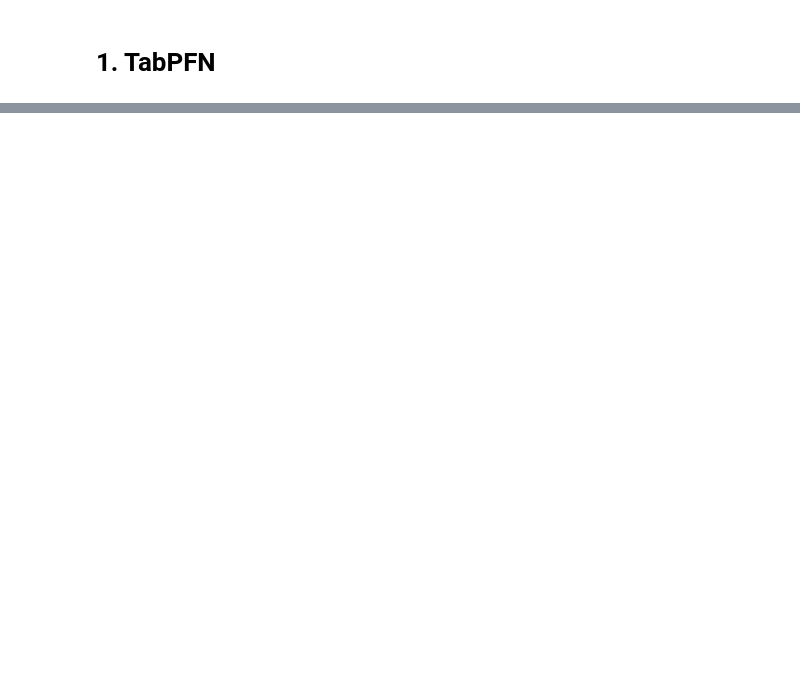
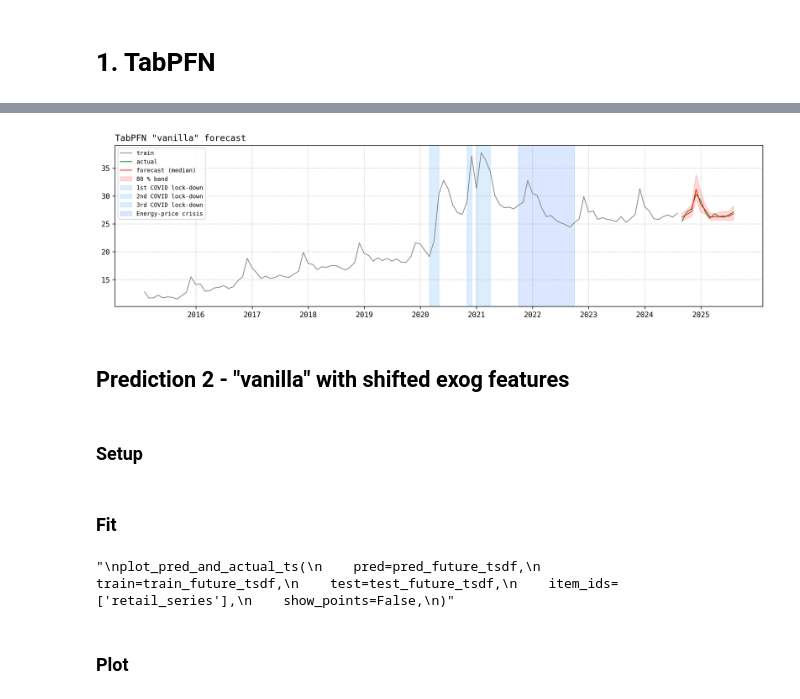
Before and after one commit to michaelarutyunov/time-series-methods, a Jupyter notebook: notebooks/03_modelling.ipynb, the cells around one changed output, grey strips where cells are left out. Drawn from its saved outputs; the diff is of its cells as text; code cells hidden in the pictures; blank space fills up the shorter version.

```diff
--- a/notebooks/03_modelling.ipynb
+++ b/notebooks/03_modelling.ipynb
@@ -21,10 +12,7 @@ RANDOM_STATE = 42
 # %%
 # Chart style settings
 import matplotlib.style as style
-style.use({
-    'font.family': 'Monospace',
-    'font.size': 10,
-})
+style.use({'font.family': 'Monospace', 'font.size': 10, })
 # %%
 # Data folders
 from pathlib import Path
@@ -39,11 +25,13 @@ processed_data_dir.mkdir(parents=True, exist_ok=True)
 def add_event_spans(ax):
     return {
         'covid1': ax.axvspan(pd.Timestamp('2020-03'), pd.Timestamp('2020-05'),
-                             color="#FE7B4BA0", alpha=0.2, label='1st COVID lock-down'),
+                             color="#4BADFEBF", alpha=0.2, label='1st COVID lock-down'),
         'covid2': ax.axvspan(pd.Timestamp('2020-11'), pd.Timestamp('2020-12'),
-                             color="#FE7B4BA0", alpha=0.2, label='2nd COVID lock-down'),
+                             color="#4BADFE81", alpha=0.2, label='2nd COVID lock-down'),
         'covid3': ax.axvspan(pd.Timestamp('2021-01'), pd.Timestamp('2021-04'),
-                             color="#FE7B4BA0", alpha=0.2, label='3rd COVID lock-down'),
+                             color="#4BADFE4D", alpha=0.2, label='3rd COVID lock-down'),
         'energy': ax.axvspan(pd.Timestamp('2021-10'), pd.Timestamp('2022-10'),
-                             color="#FB3B38", alpha=0.2, label='Energy-price crisis')
+                             color="#4B8AFEBE", alpha=0.2, label='Energy-price crisis')
     }
+# %%
+HORIZON = 12
@@ -206,0 +210,38 @@ plt.show()
+# %%
+# Plotting
+plt.figure(figsize=(16, 4), dpi=300)
+
+sns.lineplot(data=plot_df.query("series == 'train'"), x='timestamp', y='value', linewidth=1, color='grey', label='train')
+sns.lineplot(data=plot_df.query("series == 'actual'"), x='timestamp', y='value', linewidth=1, color='green', label='actual')
+sns.lineplot(data=plot_df.query("series == 'forecast'"), x='timestamp', y='value', linewidth=1, color='red', label='forecast (median)')
+
+lower = plot_df.query("series == 'lower80'").set_index('timestamp')['value']
+upper = plot_df.query("series == 'upper80'").set_index('timestamp')['value']
+plt.fill_between(lower.index, lower, upper, color='red', alpha=.15, label='80 % band')
+
+ax = plt.gca()
+time_range = pd.date_range(start=plot_df['timestamp'].min(),
+                           end=plot_df['timestamp'].max(),
+                           freq='YS')  # Year start frequency
+ax.set_xticks(time_range)
+ax.set_xticklabels([t.year for t in time_range])
+for tick in ax.get_xticks():
+    ax.axvline(x=tick, color='gray', linestyle='--', linewidth=0.5, alpha=0.5)
+
+# Spans for significant events
+event_spans = add_event_spans(ax)
+
+ax.legend(fontsize=8)
+
+plt.xlabel('')
+plt.ylabel('')
+plt.grid(axis='y', linestyle='--', alpha=0.5)
+plt.title('TabPFN "vanilla" forecast', loc='left')
+# plt.savefig('../outputs/figures/UK_online_retail_share_trend_with_spans.png', bbox_inches='tight', dpi=300)
+plt.show()
+# %% [output]
+[figure, added]
+# %% [markdown]
+## Prediction 2 - "vanilla" with shifted exog features
+# %% [markdown]
+### Setup
@@ -206,0 +304,24 @@ plt.show()
+# %% [markdown]
+### Fit
+# %%
+from tabpfn_time_series.plot import plot_pred_and_actual_ts
+from tabpfn_time_series import TabPFNTimeSeriesPredictor, TabPFNMode
+
+predictor = TabPFNTimeSeriesPredictor(tabpfn_mode=TabPFNMode.CLIENT)
+pred = predictor.predict(train_tsdf, test_tsdf)
+
+test_future_tsdf = test_tsdf_ground_truth.groupby('item_id').tail(n=HORIZON)
+pred_future_tsdf = pred
+train_future_tsdf = train_tsdf
+"""
+plot_pred_and_actual_ts(
+    pred=pred_future_tsdf,
+    train=train_future_tsdf,
+    test=test_future_tsdf,
+    item_ids=['retail_series'],
+    show_points=False,
+)"""
+# %% [output]
+"\nplot_pred_and_actual_ts(\n    pred=pred_future_tsdf,\n    train=train_future_tsdf,\n    test=test_future_tsdf,\n    item_ids=['retail_series'],\n    show_points=False,\n)"
+# %% [markdown]
+### Plot
```
Also changed, not shown: parts of 27 cells of this notebook, 4 other files.
